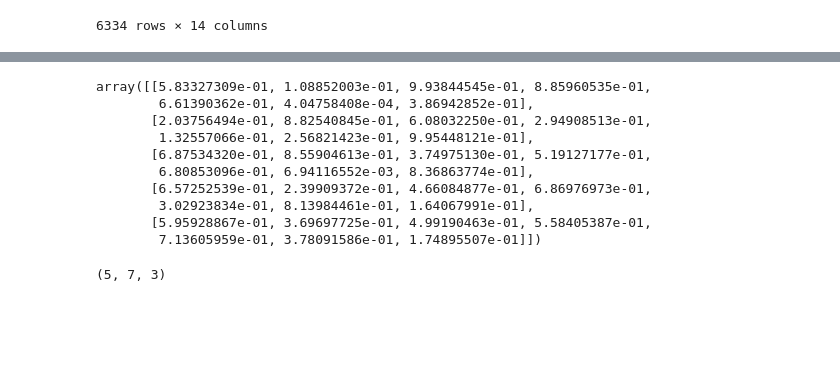
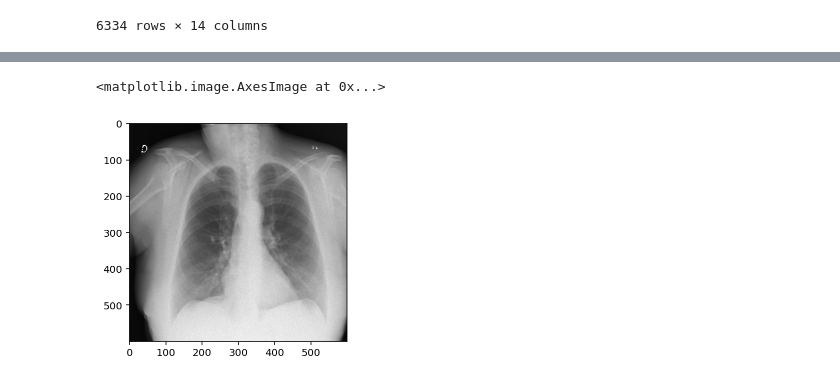
Before and after one commit to ntatanko/kaggle_covid, a Jupyter notebook: src/generator.ipynb, the cells around one changed output, grey strips where cells are left out. Cells and saved outputs as stored; diff of their text form; code cells hidden in the pictures; blank space fills up the shorter version.

Commit message:
generator for classification

```diff
--- a/src/generator.ipynb
+++ b/src/generator.ipynb
@@ -16,6 +18,11 @@ import matplotlib.pyplot as plt
 # %%
 base_config = {
-    "EFFB7": {"IMG_HEIGH": 600, "IMG_WIDTH": 600, "BATCH_SIZE": 16, "SEED": 42},
+    "EFFB7": {
+        "IMG_SIZE": 600,
+        "BATCH_SIZE": 16,
+        "SEED": 42,
+        "WEIGHTS": "/app/_data/efficientnet-b7_noisy-student_notop.h5",
+    },
     "CLASS": {"negative": 0, "typical": 1, "indeterminate": 2, "atypical": 3},
 }
 # %%
@@ -171,6 +192,9 @@ train[['id_image', 'boxes', 'StudyInstanceUID', 'image', 'class', 'path',
 | 6332 | ffdc682f7680_image | [{'x': 2729.27083, 'y': 332.26044... | a0cb0b96fb3d | ffdc682f7680.dcm | typical | /app/_data/train/a0cb0b96fb3d/ccf... | DX | M | ... |
 | 6333 | ffe942c8655f_image | [{'x': 208.86463, 'y': 91.53448, ... | 7d82d53204b8 | ffe942c8655f.dcm | typical | /app/_data/train/7d82d53204b8/431... | CR | M | ... |
 6334 rows × 14 columns
+# %%
+with open("/app/src/dict_metadata.json", "r") as f:
+    dict_metadata = json.load(f)
 # %%
 class Generator(keras.utils.Sequence):
     def __init__(
@@ -263,17 +294,17 @@ a = np.random.rand(5, 7)
-# %%
-a
-# %% [output]
-array([[5.83327309e-01, 1.08852003e-01, 9.93844545e-01, 8.85960535e-01,
-        6.61390362e-01, 4.04758408e-04, 3.86942852e-01],
-       [2.03756494e-01, 8.82540845e-01, 6.08032250e-01, 2.94908513e-01,
-        1.32557066e-01, 2.56821423e-01, 9.95448121e-01],
-       [6.87534320e-01, 8.55904613e-01, 3.74975130e-01, 5.19127177e-01,
-        6.80853096e-01, 6.94116552e-03, 8.36863774e-01],
-       [6.57252539e-01, 2.39909372e-01, 4.66084877e-01, 6.86976973e-01,
-        3.02923834e-01, 8.13984461e-01, 1.64067991e-01],
-       [5.95928867e-01, 3.69697725e-01, 4.99190463e-01, 5.58405387e-01,
-        7.13605959e-01, 3.78091586e-01, 1.74895507e-01]])
-# %%
-np.stack([a, a, a], axis=-1).shape
-# %% [output]
-(5, 7, 3)
+# %%
+gen = Generator(
+    df=train,
+    prepared_img_path="/app/_data/train_jpg_600/",
+    batch_size=base_config["EFFB7"]["BATCH_SIZE"],
+    img_size=base_config["EFFB7"]["IMG_SIZE"],
+    seed=base_config["EFFB7"]["SEED"],
+    shuffle=False,
+    augment=True,
+)
+# %%
+a = gen.__getitem__(4)
+# %%
+plt.imshow(a[0]["img"][1])
+# %% [output]
+<matplotlib.image.AxesImage at 0x...>
+[figure, added]
```
Also changed, not shown: parts of 22 cells of this notebook, 6 other files.
